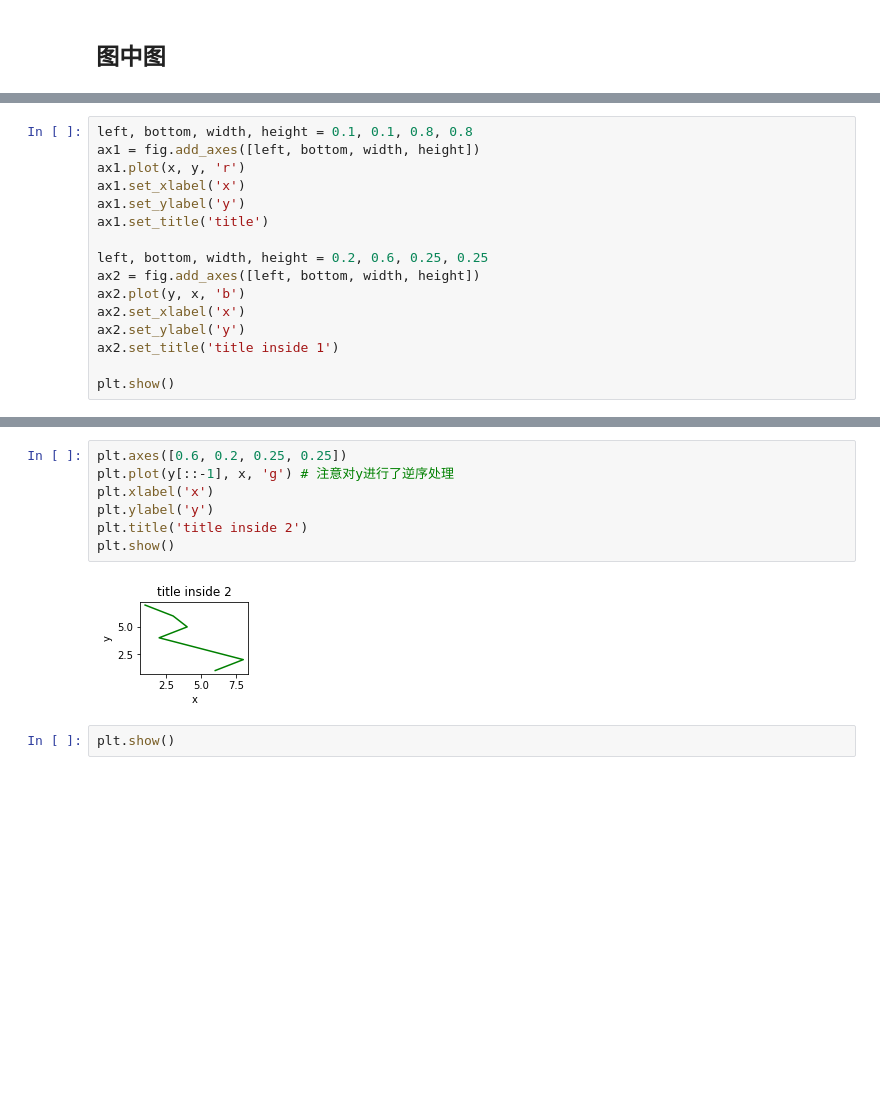
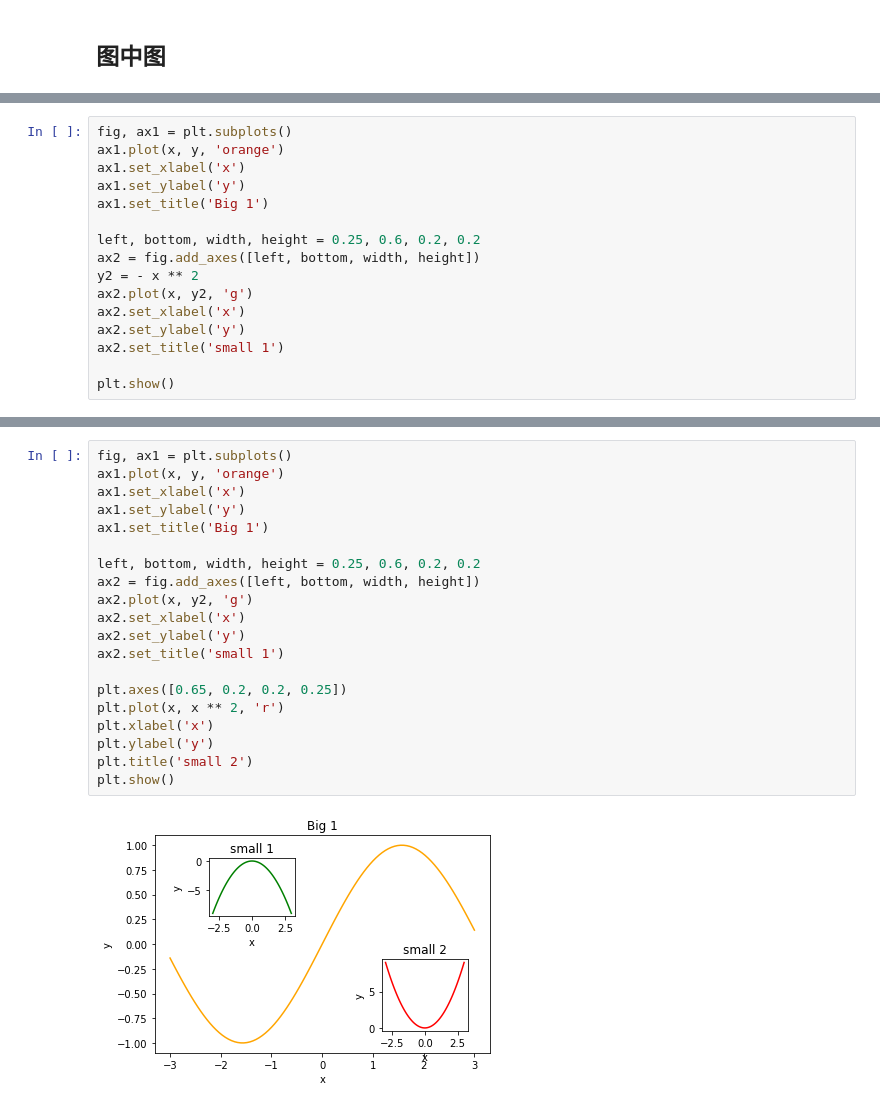
Before and after one commit to turingplanet/matplotlib-intro-tutorial, a Jupyter notebook: notebooks/5-multiple-plots.ipynb, the cells around one changed output, grey strips where cells are left out. Drawn from its saved outputs; the diff is of its cells as text; blank space fills up the shorter version.

```diff
--- a/notebooks/5-multiple-plots.ipynb
+++ b/notebooks/5-multiple-plots.ipynb
@@ -97,16 +117,16 @@ y = [1, 3, 4, 2, 5, 8, 6]
 # %%
-left, bottom, width, height = 0.1, 0.1, 0.8, 0.8
-ax1 = fig.add_axes([left, bottom, width, height])
-ax1.plot(x, y, 'r')
+fig, ax1 = plt.subplots()
+ax1.plot(x, y, 'orange')
 ax1.set_xlabel('x')
 ax1.set_ylabel('y')
-ax1.set_title('title')
+ax1.set_title('Big 1')
 
-left, bottom, width, height = 0.2, 0.6, 0.25, 0.25
+left, bottom, width, height = 0.25, 0.6, 0.2, 0.2
 ax2 = fig.add_axes([left, bottom, width, height])
-ax2.plot(y, x, 'b')
+y2 = - x ** 2
+ax2.plot(x, y2, 'g')
 ax2.set_xlabel('x')
 ax2.set_ylabel('y')
-ax2.set_title('title inside 1')
+ax2.set_title('small 1')
 
 plt.show()
@@ -113,11 +135,22 @@ plt.show()
 # %%
-plt.axes([0.6, 0.2, 0.25, 0.25])
-plt.plot(y[::-1], x, 'g') # 注意对y进行了逆序处理
+fig, ax1 = plt.subplots()
+ax1.plot(x, y, 'orange')
+ax1.set_xlabel('x')
+ax1.set_ylabel('y')
+ax1.set_title('Big 1')
+
+left, bottom, width, height = 0.25, 0.6, 0.2, 0.2
+ax2 = fig.add_axes([left, bottom, width, height])
+ax2.plot(x, y2, 'g')
+ax2.set_xlabel('x')
+ax2.set_ylabel('y')
+ax2.set_title('small 1')
+
+plt.axes([0.65, 0.2, 0.2, 0.25])
+plt.plot(x, x ** 2, 'r')
 plt.xlabel('x')
 plt.ylabel('y')
-plt.title('title inside 2')
+plt.title('small 2')
 plt.show()
 # %% [output]
-[figure, old version]
+[figure, new version]
-# %%
-plt.show()
```
Also changed, not shown: parts of 15 cells of this notebook, 1 other file.
